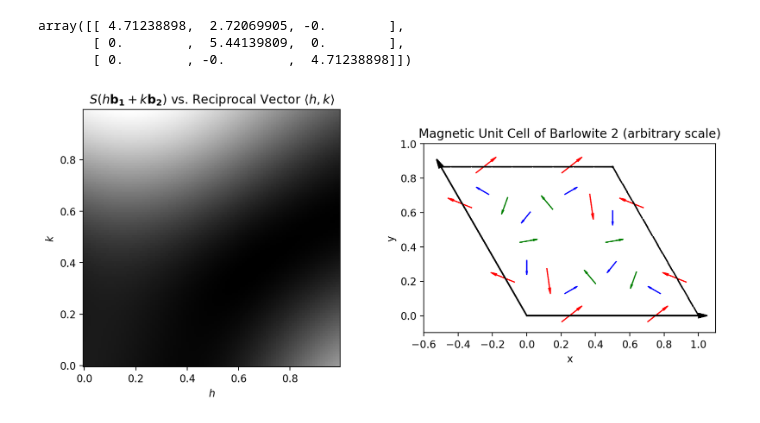
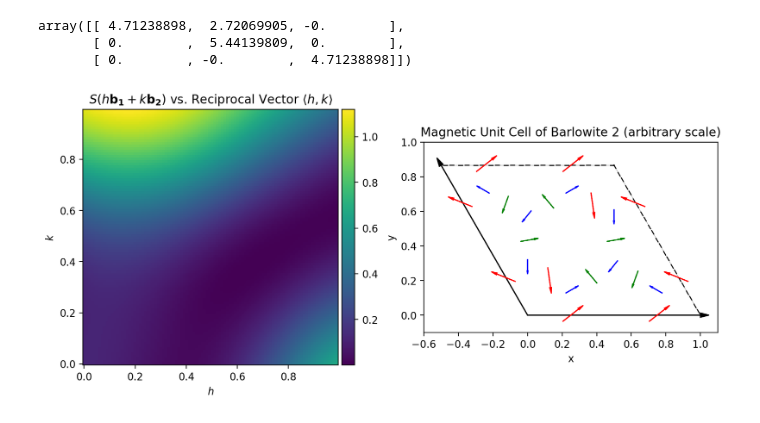
Before and after one commit to Henry-P-Ding/barlowite_sf, a Jupyter notebook: barlowite_sf.ipynb, the cells around one changed output. Saved outputs shown, nothing was run; the diff lists cells and outputs as text; code cells hidden in the pictures.

Commit message:
Added color bar, changed spin names in input

```diff
--- a/barlowite_sf.ipynb
+++ b/barlowite_sf.ipynb
@@ -103,42 +103,45 @@ for n1 in range(sample_shape[0]):
             n2 / sample_shape[1] * reciprocal_basis[1, :]
         )
 # %%
+from mpl_toolkits.axes_grid1 import make_axes_locatable
 fig, axs = plt.subplots(1, 2)
+divider = make_axes_locatable(axs[0])
+cax = divider.append_axes('right', size='5%', pad=0.05)
 fig.tight_layout()
 fig.set_size_inches(10, 4)
 fig.set_dpi(200)
 axs[0].set_xticks(np.arange(0, sample_shape[0], sample_shape[0] / 5), labels=np.arange(0, 5, 1) / 5)
 axs[0].set_yticks(np.arange(0, sample_shape[1], sample_shape[1] / 5), labels=np.arange(0, 5, 1) / 5)
 axs[0].set_xlabel(r"$h$")
 axs[0].set_ylabel(r"$k$")
 axs[0].set_title(r"$S(h\mathbf{b_1} + k\mathbf{b_2})$ vs. Reciprocal Vector $\langle h, k\rangle$")
-axs[0].imshow(S_samples, origin="lower", cmap="gray")
+s_im = axs[0].imshow(S_samples, origin="lower")
+fig.colorbar(s_im, cax=cax, orientation='vertical')
 
+axs[1].set_title(r"Magnetic Unit Cell of Barlowite 2 (arbitrary scale)")
+axs[1].set_xlabel(r"x")
+axs[1].set_ylabel(r"y")
 axs[1].set_xlim((-0.6, 1.1))
 axs[1].set_ylim((-0.1, 1.00))
 axs[1].set_aspect('equal')
+axs[1].arrow(0, 0, basis[0, 0], basis[0, 1], color='black', head_length=0.05, head_width=0.025)
+axs[1].arrow(0, 0, basis[1, 0], basis[1, 1], color='black', head_length=0.05, head_width=0.025)
+axs[1].arrow(basis[1, 0], basis[1, 1], basis[0, 0], basis[0, 1], color='black', ls=(0, (5, 10)))
+axs[1].arrow(basis[0, 0], basis[0, 1], basis[1, 0], basis[1, 1], color='black', ls=(0, (5, 10)))
 for moment in moments:
     if moment.name[:2] == "K1":
         color = "green"
     elif moment.name[:2] == "K2":
         color = "red"
     else:
         color = "blue"
     dx, dy = 0.5 * moment.size * np.cos(np.deg2rad(moment.angle)), 0.5 * moment.size * np.sin(np.deg2rad(moment.angle))
     axs[1].arrow(
         moment.pos_c[0] - dx / 2, moment.pos_c[1] - dy / 2,
         dx, dy,
         color=color,
         head_length=.15 * moment.size,
-        head_width=.05 * moment.size
+        head_width=.05 * moment.size,
     )
-
-    axs[1].set_title(r"Magnetic Unit Cell of Barlowite 2 (arbitrary scale)")
-    axs[1].set_xlabel(r"x")
-    axs[1].set_ylabel(r"y")
-    axs[1].arrow(0, 0, basis[0, 0], basis[0, 1], color='black', head_length=0.05, head_width=0.025, )
-    axs[1].arrow(0, 0, basis[1, 0], basis[1, 1], color='black', head_length=0.05, head_width=0.025)
-    axs[1].arrow(basis[1, 0], basis[1, 1], basis[0, 0], basis[0, 1], color='black', ls=(0, (10, 10)))
-    axs[1].arrow(basis[0, 0], basis[0, 1], basis[1, 0], basis[1, 1], color='black', ls=(0, (10, 10)))
 # %% [output]
-[figure, old version]
+[figure, new version]
```
Also changed, not shown: 1 other file.
